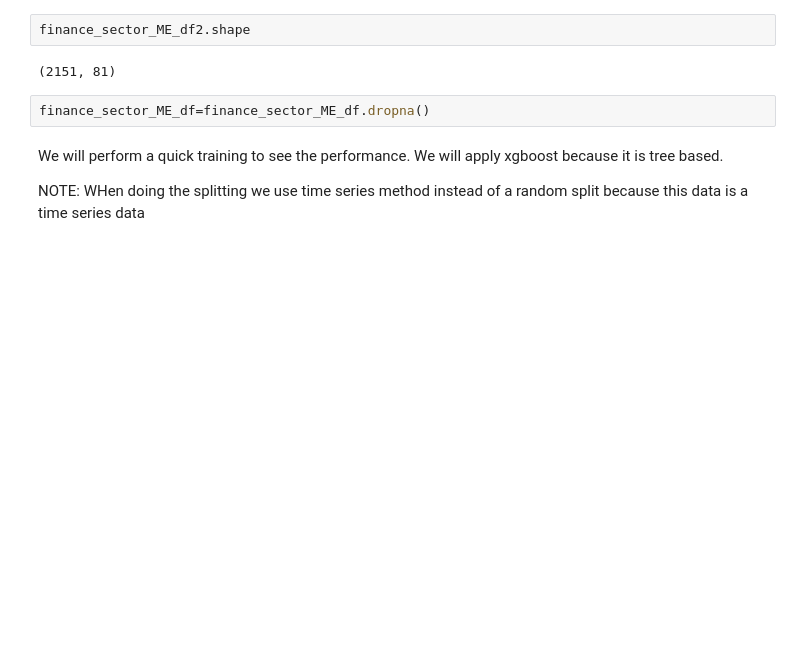
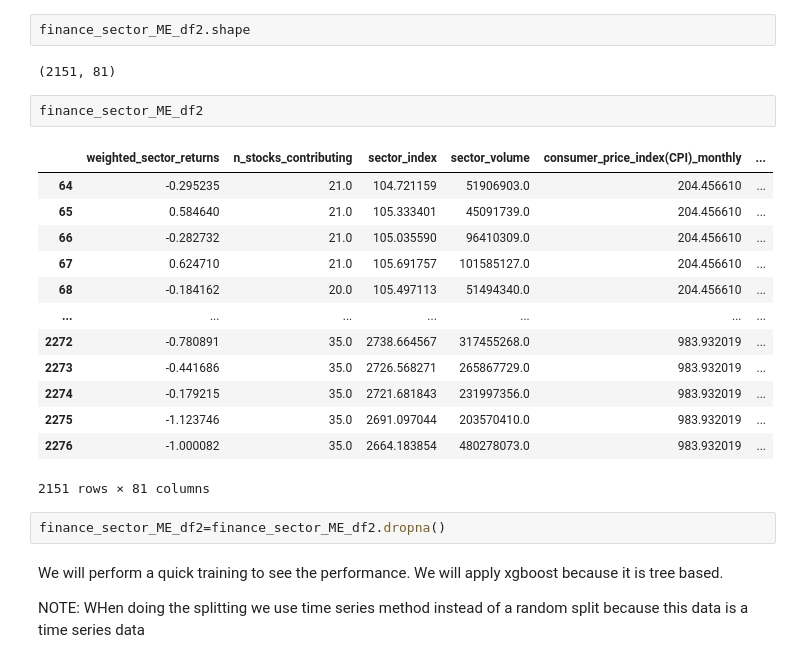
Before and after one commit to Udeani4/SectorLevel_StockPerformance_Predictoion, a Jupyter notebook: stock_sector_training.ipynb, the cells around one changed output. Saved outputs shown, nothing was run; the diff lists cells and outputs as text; blank space fills up the shorter version.

```diff
--- a/stock_sector_training.ipynb
+++ b/stock_sector_training.ipynb
@@ -318,8 +318,24 @@ finance_sector_ME_df2=finance_sector_ME_df.drop(columns=['foreign_reserve_Gross(
 finance_sector_ME_df2.shape
 # %% [output]
 (2151, 81)
+# %%
+finance_sector_ME_df2
+# %% [output]
+|  | weighted_sector_returns | n_stocks_contributing | sector_index | sector_volume | consumer_price_index(CPI)_monthly | ... |
+| 64 | -0.295235 | 21.0 | 104.721159 | 51906903.0 | 204.456610 | ... |
+| 65 | 0.584640 | 21.0 | 105.333401 | 45091739.0 | 204.456610 | ... |
+| 66 | -0.282732 | 21.0 | 105.035590 | 96410309.0 | 204.456610 | ... |
+| 67 | 0.624710 | 21.0 | 105.691757 | 101585127.0 | 204.456610 | ... |
+| 68 | -0.184162 | 20.0 | 105.497113 | 51494340.0 | 204.456610 | ... |
+| ... | ... | ... | ... | ... | ... | ... |
+| 2272 | -0.780891 | 35.0 | 2738.664567 | 317455268.0 | 983.932019 | ... |
+| 2273 | -0.441686 | 35.0 | 2726.568271 | 265867729.0 | 983.932019 | ... |
+| 2274 | -0.179215 | 35.0 | 2721.681843 | 231997356.0 | 983.932019 | ... |
+| 2275 | -1.123746 | 35.0 | 2691.097044 | 203570410.0 | 983.932019 | ... |
+| 2276 | -1.000082 | 35.0 | 2664.183854 | 480278073.0 | 983.932019 | ... |
+2151 rows × 81 columns
 # %%
-finance_sector_ME_df=finance_sector_ME_df.dropna()
+finance_sector_ME_df2=finance_sector_ME_df2.dropna()
 # %% [markdown]
 We will perform a quick training to see the performance. We will apply xgboost because it is tree based.
 
```
Also changed, not shown: parts of 18 cells of this notebook.
